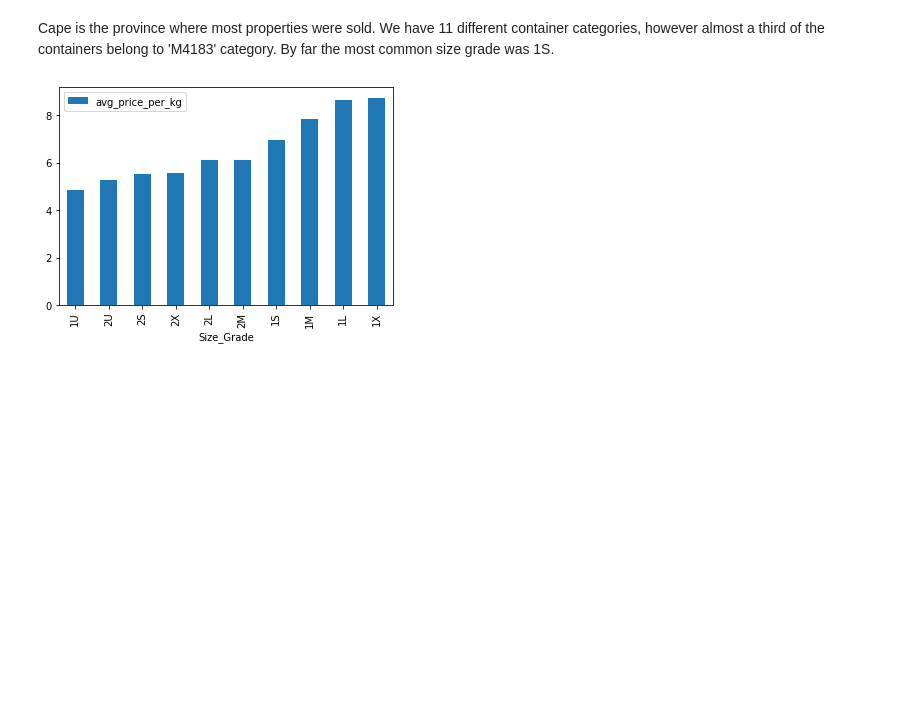
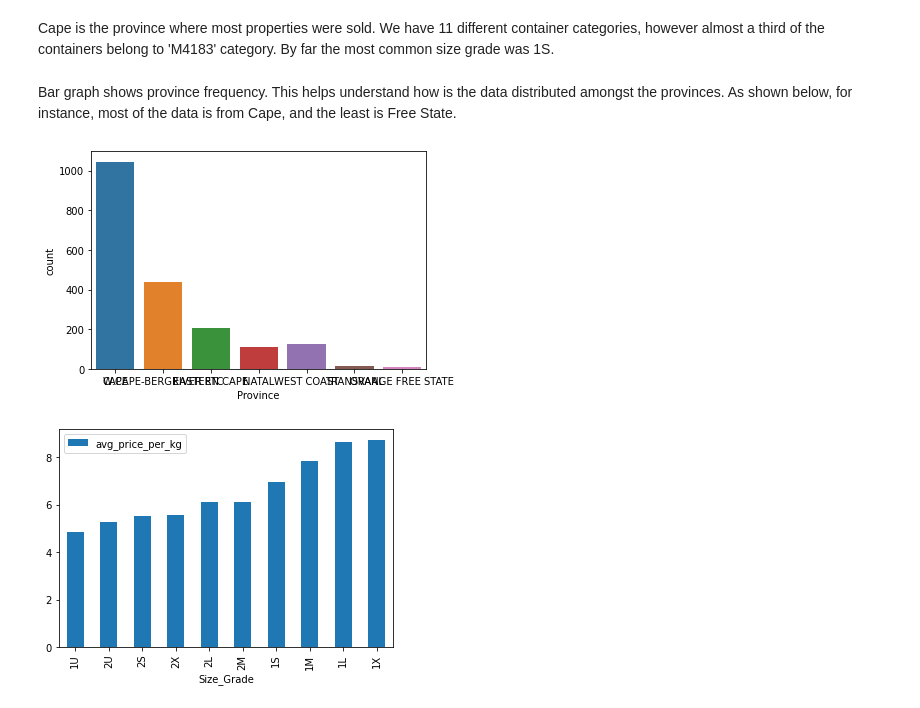
Before and after one commit to hendri80/Team_TS5_Regression, a Jupyter notebook: Team_TS5_Regression.ipynb, the cells around one changed output. Drawn from its saved outputs; the diff is of its cells as text; code cells hidden in the pictures; blank space fills up the shorter version.

```diff
--- a/Team_TS5_Regression.ipynb
+++ b/Team_TS5_Regression.ipynb
@@ -284,4 +299,10 @@ train_data.describe(include='object')
 | freq | 1045 | 588 | 532 | 35 |
 # %% [markdown]
 Cape is the province where most properties were sold. We have 11 different container categories, however almost a third of the containers belong to 'M4183' category. By far the most common size grade was 1S.
+# %% [markdown]
+Bar graph shows province frequency. This helps understand how is the data distributed amongst the provinces. As shown below, for instance, most of the data is from Cape, and the least is Free State.
+# %%
+_ = sns.countplot(data=train_data, x='Province')
+# %% [output]
+[figure, added]
 # %%
```
Also changed, not shown: parts of 90 cells of this notebook.
